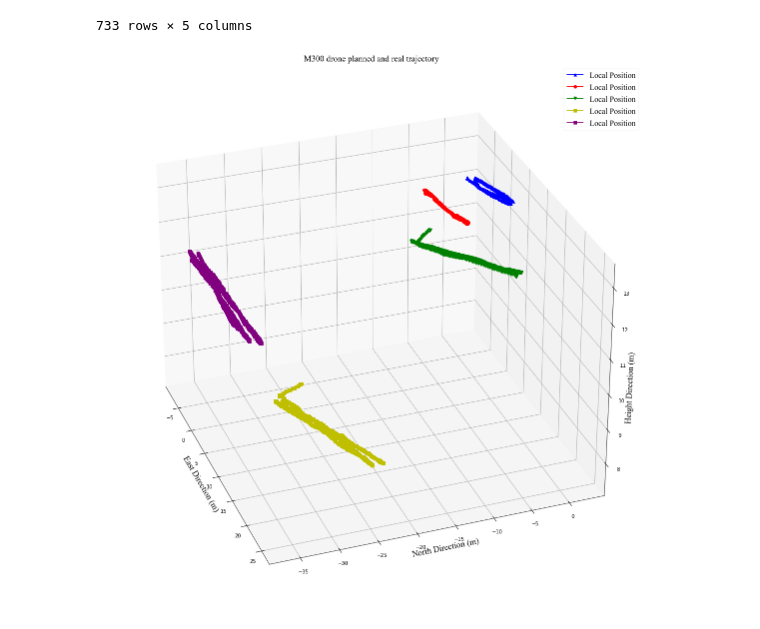
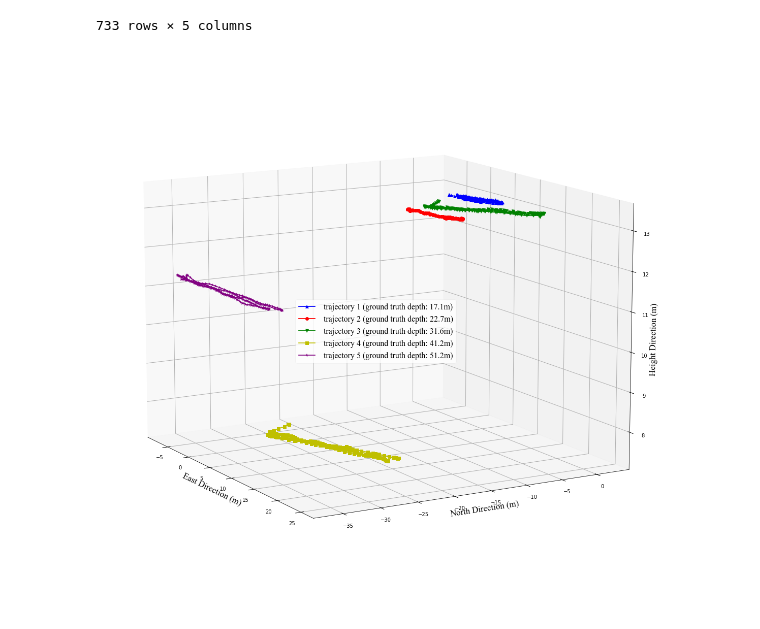
Before and after one commit to lee-shun/m300_depth_filter, a Jupyter notebook: M300_trajectory_drawer/Trajectory.ipynb, the cells around one changed output. Drawn from its saved outputs; the diff is of its cells as text; code cells hidden in the pictures.

```diff
--- a/M300_trajectory_drawer/Trajectory.ipynb
+++ b/M300_trajectory_drawer/Trajectory.ipynb
@@ -63,9 +63,9 @@ df_227
 | 295 | 296 | -1.132826 | -6.499209 | 12.702342 | NaN |
 296 rows × 5 columns
 # %%
-east_227 = df_227["x"].to_numpy()
-north_227 = df_227["y"].to_numpy()
-up_227 = df_227["z"].to_numpy()
+east_227 = df_227["x"].to_numpy()[::4]
+north_227 = df_227["y"].to_numpy()[::4]
+up_227 = df_227["z"].to_numpy()[::4]
 # %%
 df_316 = pd.read_csv("/home/ls/m300_depth_filter/M300_trajectory_drawer/31.6/new_local_pose.csv")
 df_316
@@ -84,9 +84,9 @@ df_316
 | 646 | 647 | 13.100339 | -12.240968 | 13.498319 | NaN |
 647 rows × 5 columns
 # %%
-east_316 = df_316["x"].to_numpy()
-north_316 = df_316["y"].to_numpy()
-up_316 = df_316["z"].to_numpy()
+east_316 = df_316["x"].to_numpy()[::4]
+north_316 = df_316["y"].to_numpy()[::4]
+up_316 = df_316["z"].to_numpy()[::4]
 # %%
 df_412 = pd.read_csv("/home/ls/m300_depth_filter/M300_trajectory_drawer/41.2/new_local_pose.csv")
 df_412
@@ -105,9 +105,9 @@ df_412
 | 601 | 602 | -3.734133 | -22.482308 | 7.303808 | NaN |
 602 rows × 5 columns
 # %%
-east_412 = df_412["x"].to_numpy()
-north_412 = df_412["y"].to_numpy()
-up_412 = df_412["z"].to_numpy()
+east_412 = df_412["x"].to_numpy()[::4]
+north_412 = df_412["y"].to_numpy()[::4]
+up_412 = df_412["z"].to_numpy()[::4]
 # %%
 df_512 = pd.read_csv("/home/ls/m300_depth_filter/M300_trajectory_drawer/51.2/new_local_pose.csv")
 df_512
@@ -126,9 +126,9 @@ df_512
 | 732 | 733 | -6.654949 | -35.001680 | 11.282661 | NaN |
 733 rows × 5 columns
 # %%
-east_512 = df_512["x"].to_numpy()
-north_512 = df_512["y"].to_numpy()
-up_512 = df_512["z"].to_numpy()
+east_512 = df_512["x"].to_numpy()[::4]
+north_512 = df_512["y"].to_numpy()[::4]
+up_512 = df_512["z"].to_numpy()[::4]
 # %%
 font1 = {'family' : 'Times New Roman',
 'weight' : 'normal',
@@ -141,28 +141,29 @@ font2 = {'family' : 'Times New Roman',
 # %%
 style.use('seaborn-notebook')
 
 fig = plt.figure(figsize=[40,20])
 ax = fig.gca(projection='3d')
 
 # set figure information
-ax.set_title("M300 drone planned and real trajectory", font=font1)
+# ax.set_title("M300 drone planned and real trajectory", font=font1)
 ax.set_xlabel("East Direction (m)", font1)
 ax.set_ylabel("North Direction (m)", font1)
 ax.set_zlabel("Height Direction (m)",font1)
 # ax.set_zlim(0,16)
-ax.view_init(30, -20)
+ax.view_init(12, -30)
 
 # draw the figure, the color is r = read
-p1 = ax.plot(east_171, north_171, up_171, c="b", label='Local Position', marker='^')
-p1 = ax.plot(east_227, north_227, up_227, c="r", label='Local Position', marker='o')
-p1 = ax.plot(east_316, north_316, up_316, c="g", label='Local Position', marker='v')
-p1 = ax.plot(east_412, north_412, up_412, c="y", label='Local Position', marker='s')
-p1 = ax.plot(east_512, north_512, up_512, c="purple", label='Local Position', marker='s')
-ax.legend( prop=font2)
+# p1 = ax.plot(-10, 10, 0, c="b", label=' trajectory 1 (ground truth depth: 17.1m)', marker='^')
+p1 = ax.plot(east_171, north_171, up_171, c="b", label=' trajectory 1 (ground truth depth: 17.1m)', marker='^')
+p1 = ax.plot(east_227, north_227, up_227, c="r", label=' trajectory 2 (ground truth depth: 22.7m)', marker='o')
+p1 = ax.plot(east_316, north_316, up_316, c="g", label=' trajectory 3 (ground truth depth: 31.6m)', marker='v')
+p1 = ax.plot(east_412, north_412, up_412, c="y", label=' trajectory 4 (ground truth depth: 41.2m)', marker='s')
+p1 = ax.plot(east_512, north_512, up_512, c="purple", label=' trajectory 5 (ground truth depth: 51.2m)', marker='*')
+ax.legend(prop=font2,loc="center")
 
 # fig.colorbar(p2,label="Height")
 
 plt.show()
 fig.savefig('m300_n20T_local_pose.svg')
 # %% [output]
-[figure, old version]
+[figure, new version]
```
Also changed, not shown: parts of 1 cell of this notebook, 1 other file.
